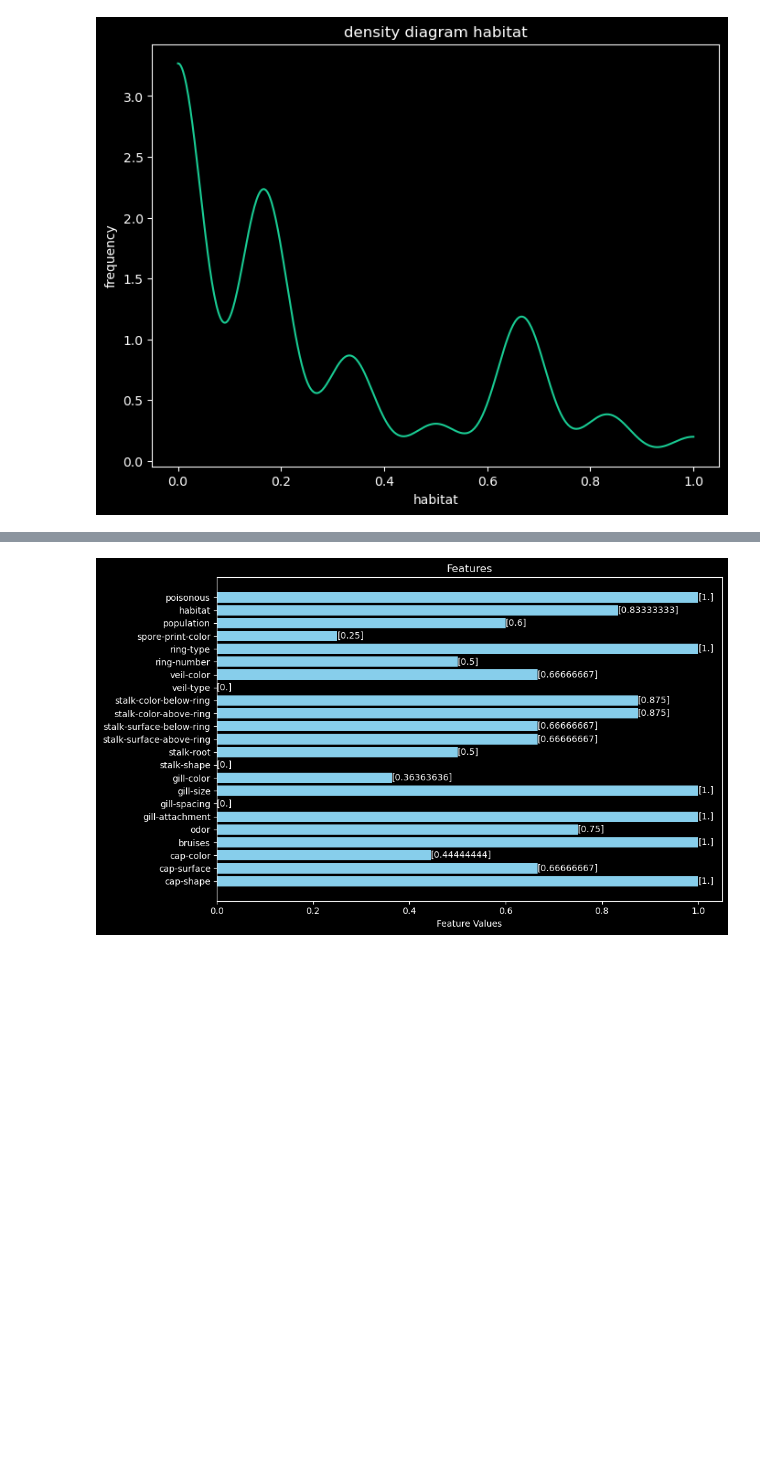
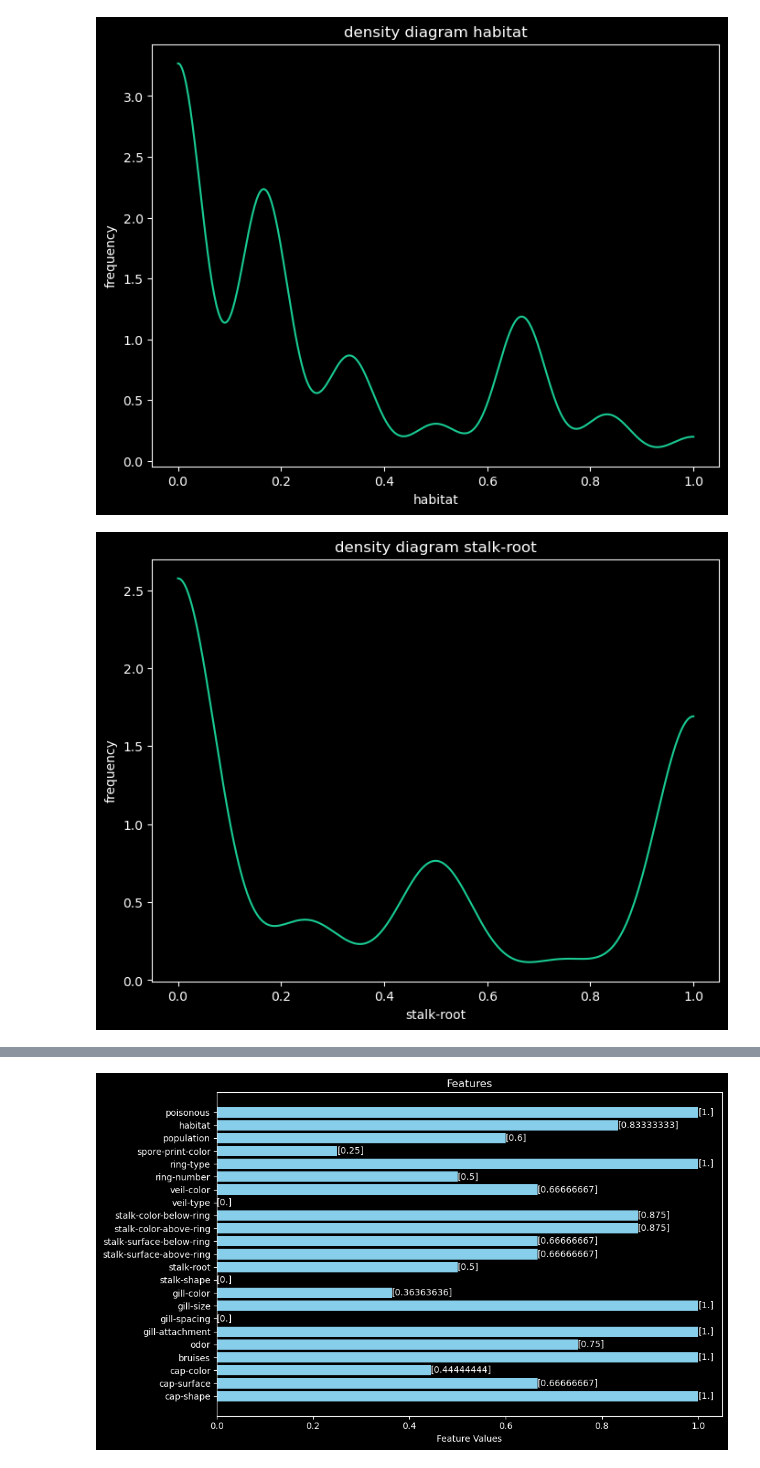
Before and after one commit to Tessla91/DevOps_Aufgaben, a Jupyter notebook: notepads/Dataexploration_Mushroom.ipynb, the cells around one changed output, grey strips where cells are left out. Cells and saved outputs as stored; diff of their text form; code cells hidden in the pictures; blank space fills up the shorter version.

```diff
--- a/notepads/Dataexploration_Mushroom.ipynb
+++ b/notepads/Dataexploration_Mushroom.ipynb
@@ -115,3 +115,16 @@ plt.xlabel("habitat")
 plt.show()
 # %% [output]
 [figure]
+# %%
+# density diagram "stalk-root"
+density_stalk = gaussian_kde(mushroom["stalk-root"])
+x_stalk = np.linspace(mushroom["stalk-root"].min(),mushroom["stalk-root"].max(),500)
+
+plt.figure(figsize=(8,6))
+plt.title("density diagram stalk-root")
+plt.plot(x_stalk, density_stalk(x_stalk),color="#1ACC94")
+plt.ylabel("frequency")
+plt.xlabel("stalk-root")
+plt.show()
+# %% [output]
+[figure, added]
```
Also changed, not shown: parts of 9 cells of this notebook, 2 other files.
